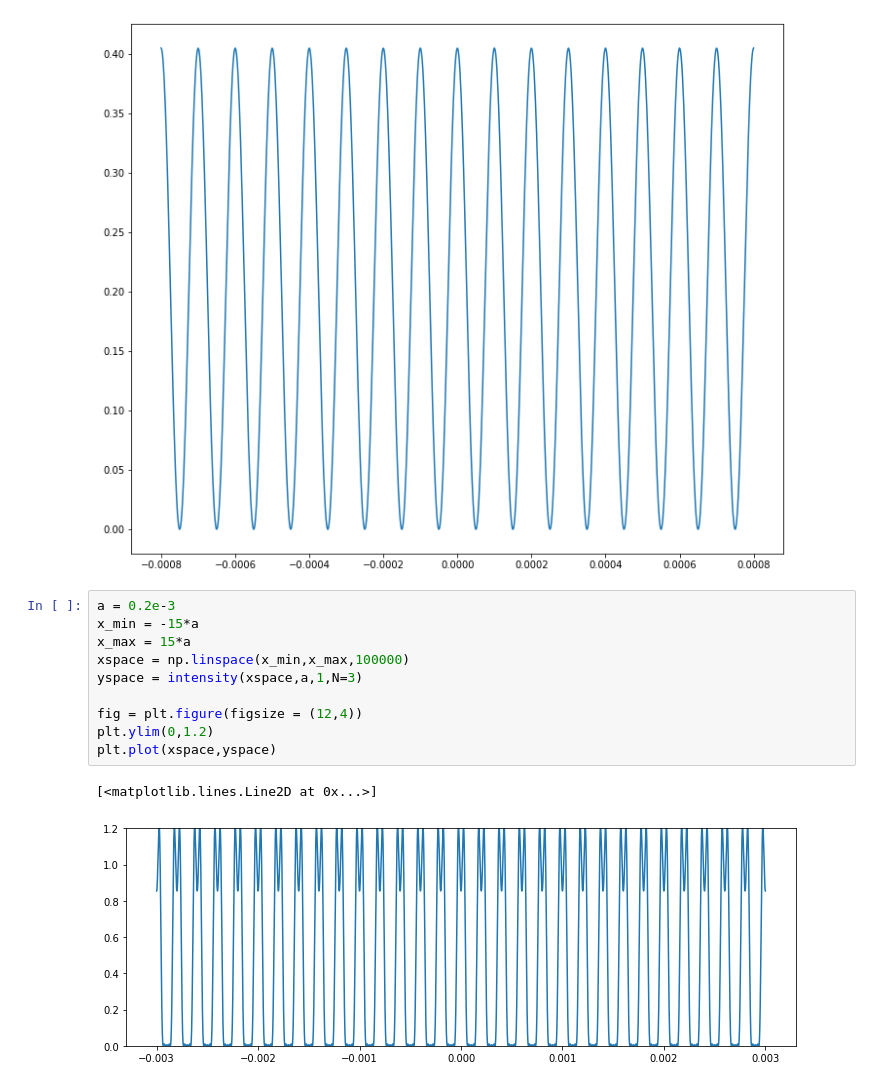
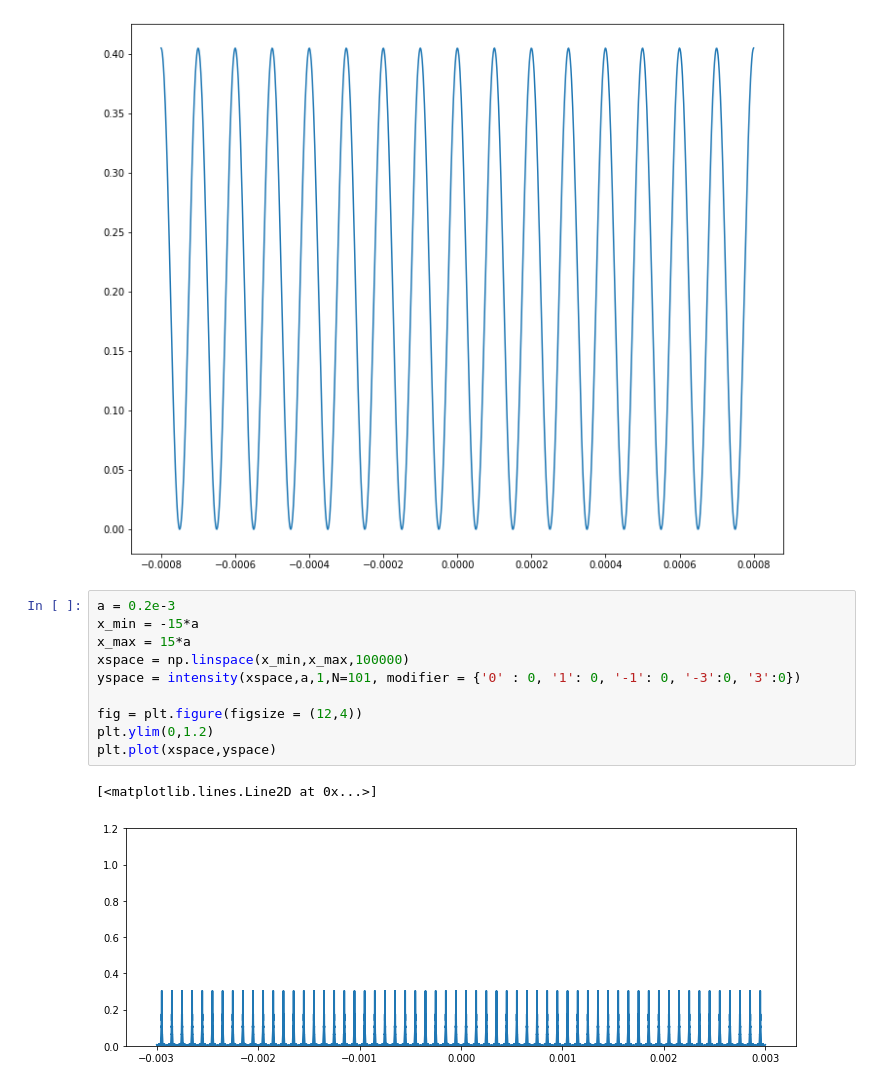
Before and after one commit to Elliot-Wadge/Phys-332W-SF, a Jupyter notebook: prelab/Elliot_prelab2.ipynb, the cells around one changed output. Cells and saved outputs as stored; diff of their text form.

```diff
--- a/prelab/Elliot_prelab2.ipynb
+++ b/prelab/Elliot_prelab2.ipynb
@@ -97,16 +97,16 @@ plt.plot(xspace,yspace)
 # %%
 a = 0.2e-3
 x_min = -15*a
 x_max = 15*a
 xspace = np.linspace(x_min,x_max,100000)
-yspace = intensity(xspace,a,1,N=3)
+yspace = intensity(xspace,a,1,N=101, modifier = {'0' : 0, '1': 0, '-1': 0, '-3':0, '3':0})
 
 fig = plt.figure(figsize = (12,4))
 plt.ylim(0,1.2)
 plt.plot(xspace,yspace)
 # %% [output]
 [<matplotlib.lines.Line2D at 0x...>]
-[figure, old version]
+[figure, new version]
 # %% [markdown]
 <a style='text-decoration:none;line-height:16px;display:flex;color:#5B5B62;padding:10px;justify-content:end;' href='https://deepnote.com?utm_source=created-in-deepnote-cell&projectId=d5fa1824-1bb4-43c9-8e7a-6904bae8e065' target="_blank">
 <img alt='Created in deepnote.com' style='display:inline;max-height:16px;margin:0px;margin-right:7.5px;' src='embedded-picture-1' > </img>
```
Also changed, not shown: 22 other files.
